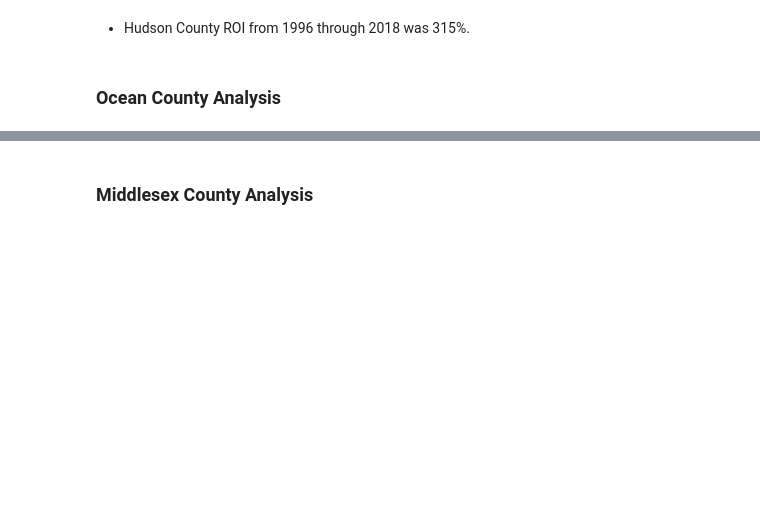
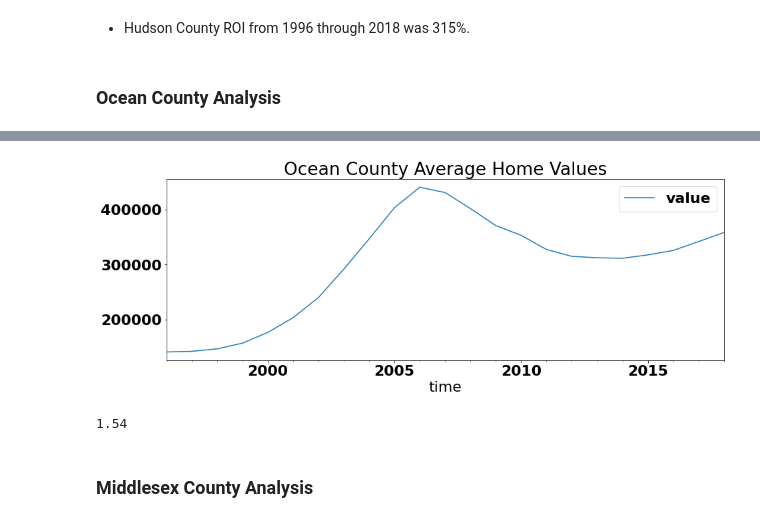
Before and after one commit to jmg0144/Zillow-Time-Series-Analysis, a Jupyter notebook: zillow-time-series-analysis.ipynb, the cells around one changed output, grey strips where cells are left out. Cells and saved outputs as stored; diff of their text form; code cells hidden in the pictures; blank space fills up the shorter version.

```diff
--- a/zillow-time-series-analysis.ipynb
+++ b/zillow-time-series-analysis.ipynb
@@ -318,5 +290,5 @@ roi_lst
 # %% [markdown]
 ### Ocean County Analysis
 # %%
-ocean_df = nj_df[(nj_df['CountyName'] == 'Ocean')]
+ocean_df = county_df('Ocean')
 ocean_df.head()
@@ -332,3 +303,11 @@ ROI(140977, 358358)
+# %%
+plot_values(ocean_df, 'Ocean County Average Home Values')
+# %% [output]
+[figure, added]
+# %%
+get_roi_lst(ocean_df)
+# %% [output]
+1.54
 # %% [markdown]
 ### Middlesex County Analysis
 # %%
```
Also changed, not shown: parts of 174 cells of this notebook.
